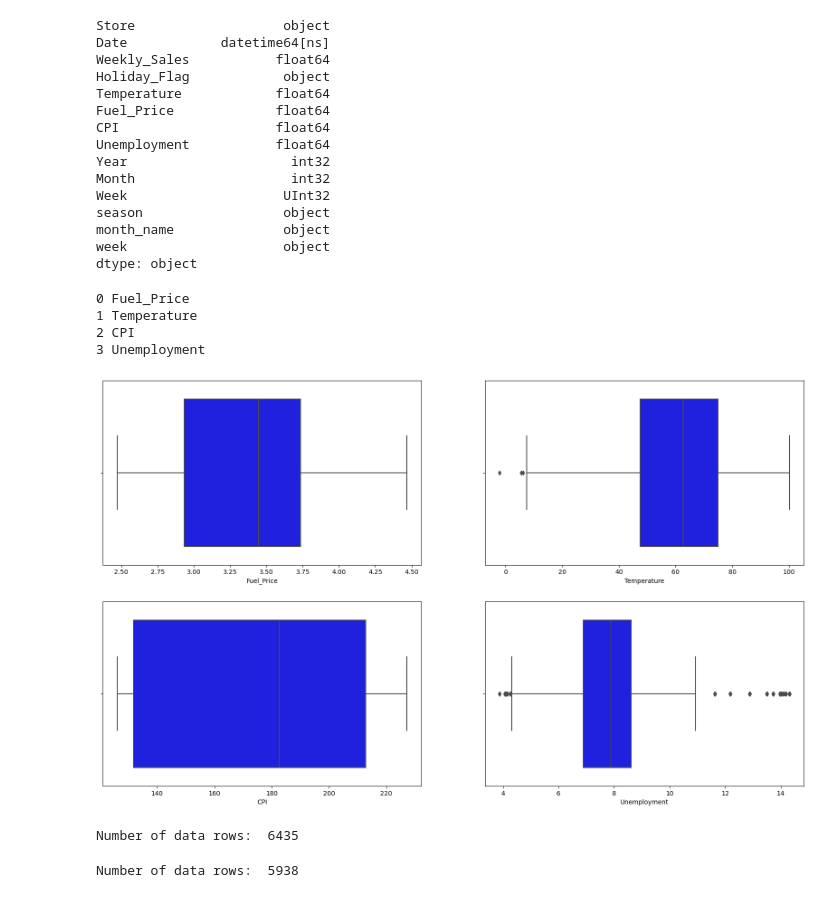
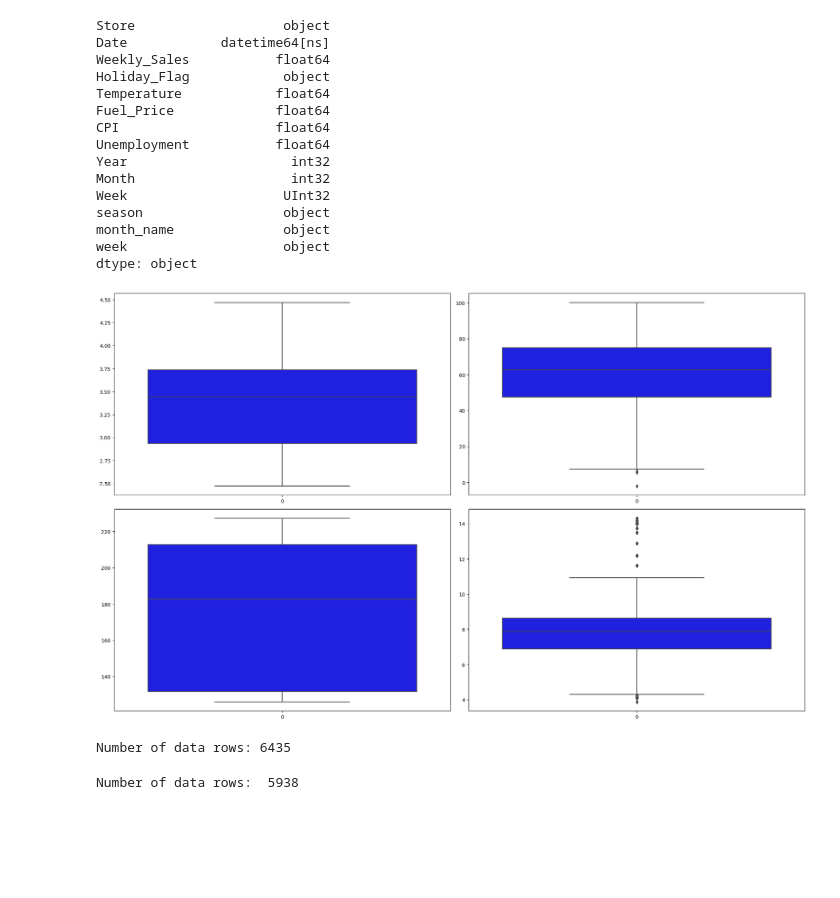
Before and after one commit to Omeesha28/Final_project, a Jupyter notebook: main.ipynb, the cells around one changed output. Drawn from its saved outputs; the diff is of its cells as text; code cells hidden in the pictures; blank space fills up the shorter version.

Commit message:
adding graphs

```diff
--- a/main.ipynb
+++ b/main.ipynb
@@ -667,21 +644,23 @@ week                    object
 dtype: object
 # %%
 cols = ['Fuel_Price', 'Temperature', 'CPI', 'Unemployment']
-plt.figure(figsize=(20,18))
-for i,col in enumerate(cols):
-    print(i, col)
-    plt.subplot(3,2,i+1)
-    sns.boxplot(data_copy, x = col, color = 'Blue')
+plt.figure(figsize=(20, 18))
+
+for i, col in enumerate(cols):
+    plt.subplot(3, 2, i + 1)
+    sns.boxplot(data_copy[col], color='blue')
+
+plt.tight_layout()
+
+# Save the figure as a PNG image with a transparent background
+plt.savefig('boxplot_transparent_background.png', transparent=True)
+
 plt.show()
 
-print('Number of data rows: ', data_copy.shape[0])
+print('Number of data rows:', data_copy.shape[0])
 # %% [output]
+[figure, new version]
-0 Fuel_Price
-1 Temperature
-2 CPI
-3 Unemployment
+Number of data rows: 6435
-[figure, old version]
-Number of data rows:  6435
 # %%
 # Remove outliers from the temperature column
 data_copy.drop(data_copy[data_copy['Temperature'] < 7].index, axis = 0, inplace = True)
```
Also changed, not shown: parts of 5 cells of this notebook, 2 other files.
